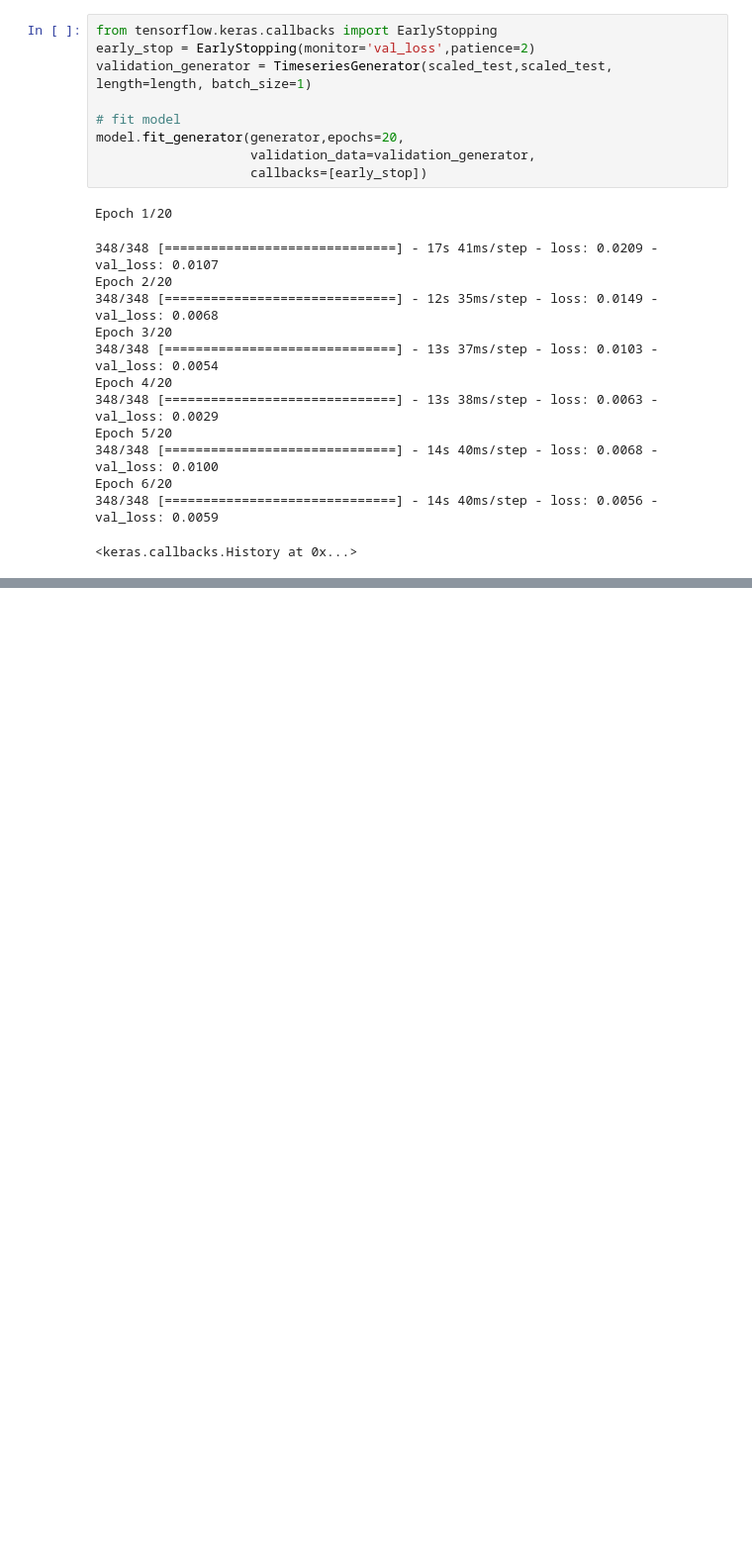
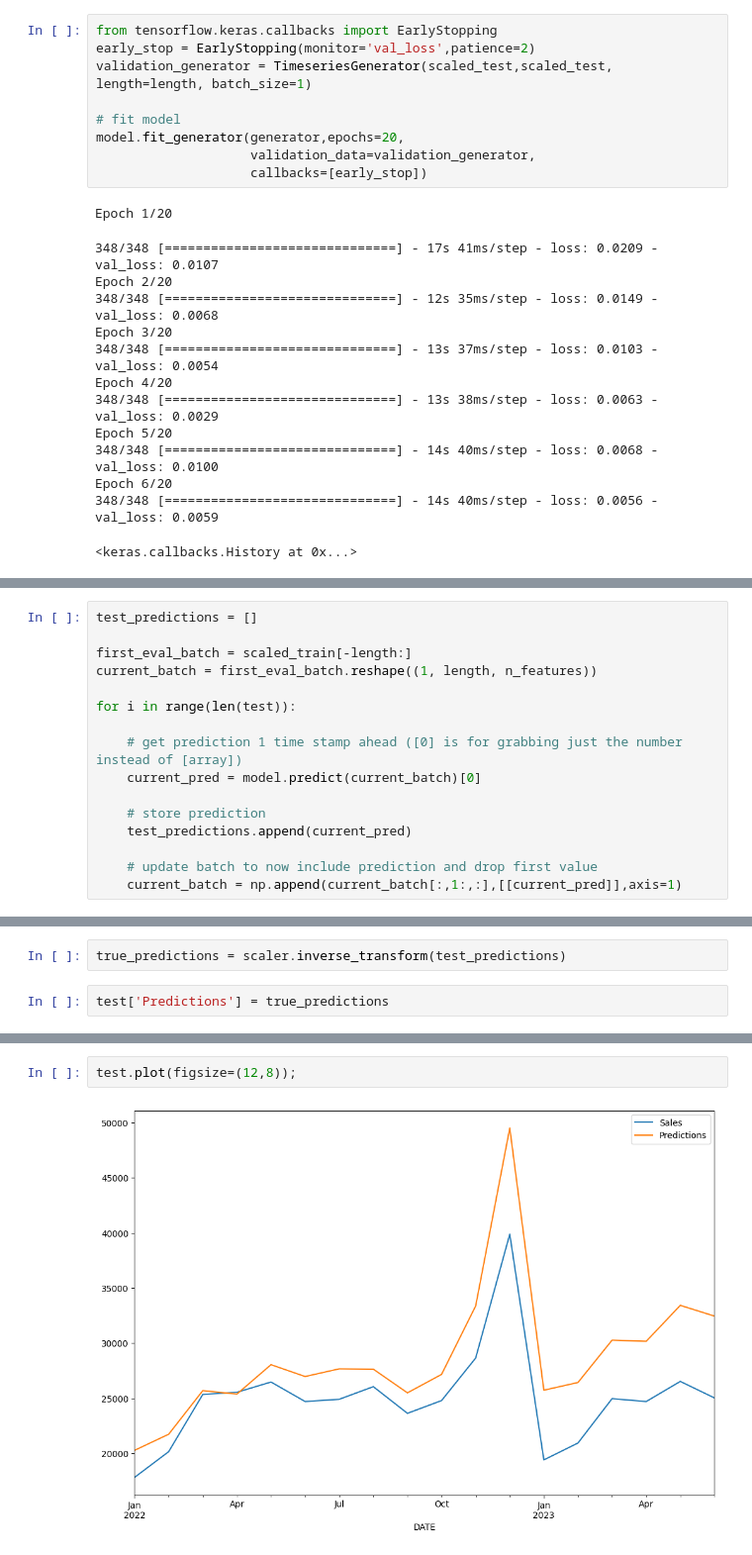
Before and after one commit to PrathamModi001/RNN, a Jupyter notebook: rnn_timeSeries.ipynb, the cells around one changed output, grey strips where cells are left out. Shown: that part at 99% size. Cells and saved outputs as stored; diff of their text form; blank space fills up the shorter version.

```diff
--- a/rnn_timeSeries.ipynb
+++ b/rnn_timeSeries.ipynb
@@ -243,0 +260,16 @@ Epoch 6/20
+# %%
+test_predictions = []
+
+first_eval_batch = scaled_train[-length:]
+current_batch = first_eval_batch.reshape((1, length, n_features))
+
+for i in range(len(test)):
+
+    # get prediction 1 time stamp ahead ([0] is for grabbing just the number instead of [array])
+    current_pred = model.predict(current_batch)[0]
+
+    # store prediction
+    test_predictions.append(current_pred)
+
+    # update batch to now include prediction and drop first value
+    current_batch = np.append(current_batch[:,1:,:],[[current_pred]],axis=1)
@@ -243,0 +295,4 @@ Epoch 6/20
+# %%
+true_predictions = scaler.inverse_transform(test_predictions)
+# %%
+test['Predictions'] = true_predictions
@@ -243,0 +326,4 @@ Epoch 6/20
+# %%
+test.plot(figsize=(12,8));
+# %% [output]
+[figure, added]
```
Also changed, not shown: parts of 6 cells of this notebook.
